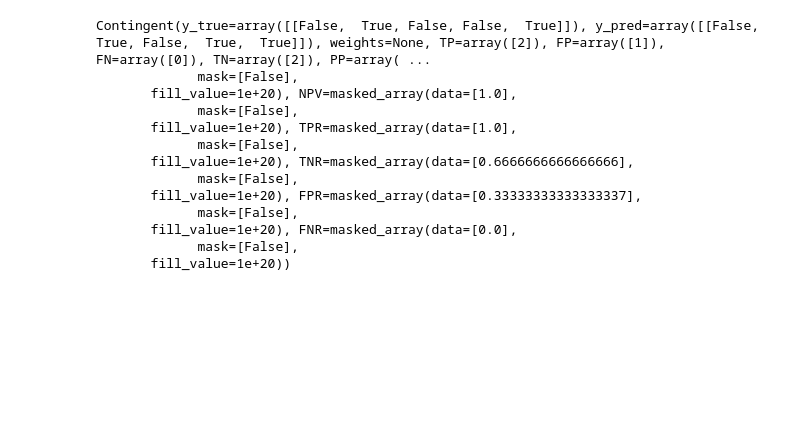
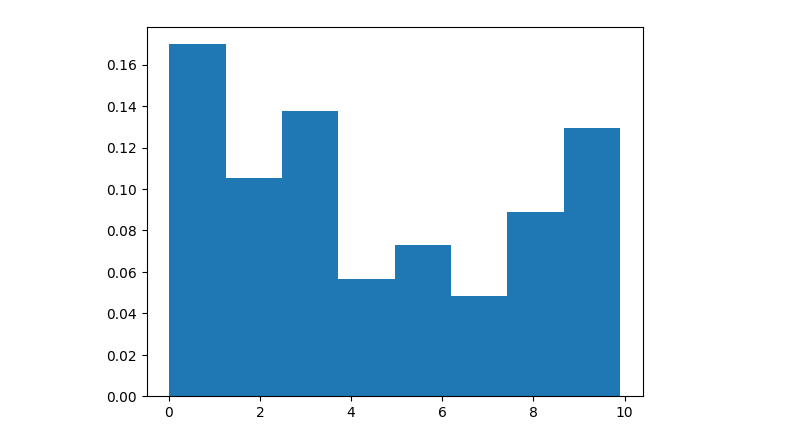
Before and after one commit to rtbs-dev/Contingency, a Jupyter notebook: examples/roc.ipynb, the cells around one changed output. Cells and saved outputs as stored; diff of their text form; code cells hidden in the pictures; blank space fills up the shorter version.

```diff
--- a/examples/roc.ipynb
+++ b/examples/roc.ipynb
@@ -17,20 +29,5 @@ M = Contingent.from_scalar(y_true, y_prob)
-# %%
-M.F2
-M.mcc
-## maybe return a new contingent anyway?
-Contingent(y_true, M.optimize('F'))
-# %% [output]
-Contingent(y_true=array([[False,  True, False, False,  True]]), y_pred=array([[False,  True, False,  True,  True]]), weights=None, TP=array([2]), FP=array([1]), FN=array([0]), TN=array([2]), PP=array( ...
-             mask=[False],
-       fill_value=1e+20), NPV=masked_array(data=[1.0],
-             mask=[False],
-       fill_value=1e+20), TPR=masked_array(data=[1.0],
-             mask=[False],
-       fill_value=1e+20), TNR=masked_array(data=[0.6666666666666666],
-             mask=[False],
-       fill_value=1e+20), FPR=masked_array(data=[0.33333333333333337],
-             mask=[False],
-       fill_value=1e+20), FNR=masked_array(data=[0.0],
-             mask=[False],
-       fill_value=1e+20))
+# %%
+plt.hist(y_prob, bins='auto', density=True);
+# %% [output]
+[figure, added]
 # %%
```
Also changed, not shown: parts of 8 cells of this notebook, 1 other file.
